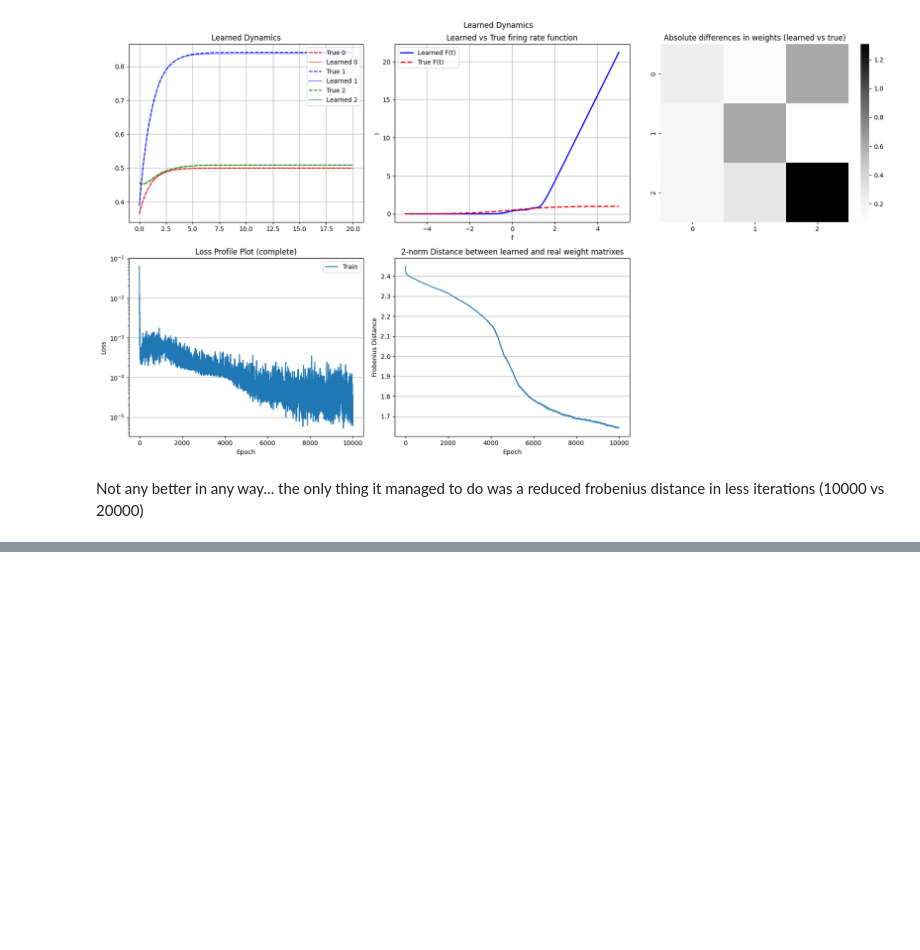
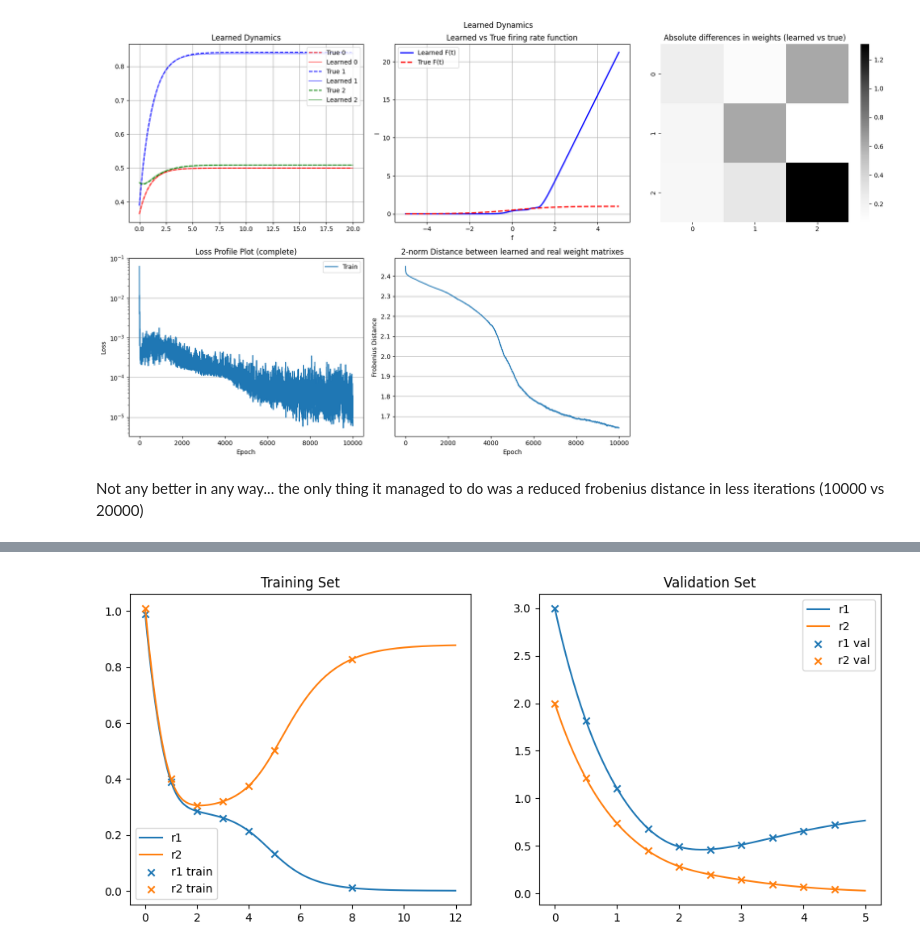
Before and after one commit to OdinMeng/Hybridizing-DeepLearning-and-ClassicalMathematicalModeling, a Jupyter notebook: code/22_2_followup.ipynb, the cells around one changed output, grey strips where cells are left out. Cells and saved outputs as stored; diff of their text form; code cells hidden in the pictures; blank space fills up the shorter version.

```diff
--- a/code/22_3_followup.ipynb
+++ b/code/22_2_followup.ipynb
@@ -455,0 +484,69 @@ torch.save(mixed_monkeys.state_dict(), "./models_weights/mixed_monkeys_dropout.d
+# %%
+I0 = 2
+J = 10
+r_init = [0.99, 1.01]
+T_MAX = 12
+
+sol = solve_ivp(
+    many_monkeys_simple,
+    t_span = [0, T_MAX],
+    y0 = np.array(r_init),
+    t_eval = np.arange(0, T_MAX, 0.01),
+    args = (NP_firing_rate_fun, I0, J),
+    atol=1e-8, rtol=1e-8
+)
+
+r1 = sol.y[0, :]
+r2 = sol.y[1, :]
+
+data_train = (sol.y[:, :551:100]).T
+data_train = np.vstack((data_train, sol.y.T[-400, :]))
+
+t_train = (sol.t[:551:100])
+t_train = np.append(t_train, sol.t[-400])
+
+fig, axes = plt.subplots(1, 2, figsize=(12,5))
+
+plt.sca(axes[0])
+
+plt.plot(sol.t, r1, label="r1")
+plt.plot(sol.t, r2, label="r2")
+
+plt.scatter(t_train, data_train[:, 0], label="r1 train", marker="x")
+plt.scatter(t_train, data_train[:, 1], label="r2 train", marker="x")
+
+plt.title("Training Set")
+plt.legend()
+
+
+plt.sca(axes[1])
+
+
+r_init_val = [3, 2]
+T_MAX_val = 5
+
+sol_val = solve_ivp(
+    many_monkeys_simple,
+    t_span = [0, T_MAX_val],
+    y0 = np.array(r_init_val),
+    t_eval = np.arange(0, T_MAX_val, 0.01),
+    args = (NP_firing_rate_fun, I0, J),
+    atol=1e-8, rtol=1e-8
+)
+
+r1 = sol_val.y[0, :]
+r2 = sol_val.y[1, :]
+
+data_val = (sol_val.y[:, ::50]).T
+t_val = (sol_val.t[::50])
+
+plt.plot(sol_val.t, r1, label="r1")
+plt.plot(sol_val.t, r2, label="r2")
+plt.title("Validation Set")
+
+plt.scatter(t_val, data_val[:, 0], label="r1 val", marker="x")
+plt.scatter(t_val, data_val[:, 1], label="r2 val", marker="x")
+plt.legend()
+plt.show()
+# %% [output]
+[figure, added]
```
Also changed, not shown: parts of 11 cells of this notebook, 10 other files.
